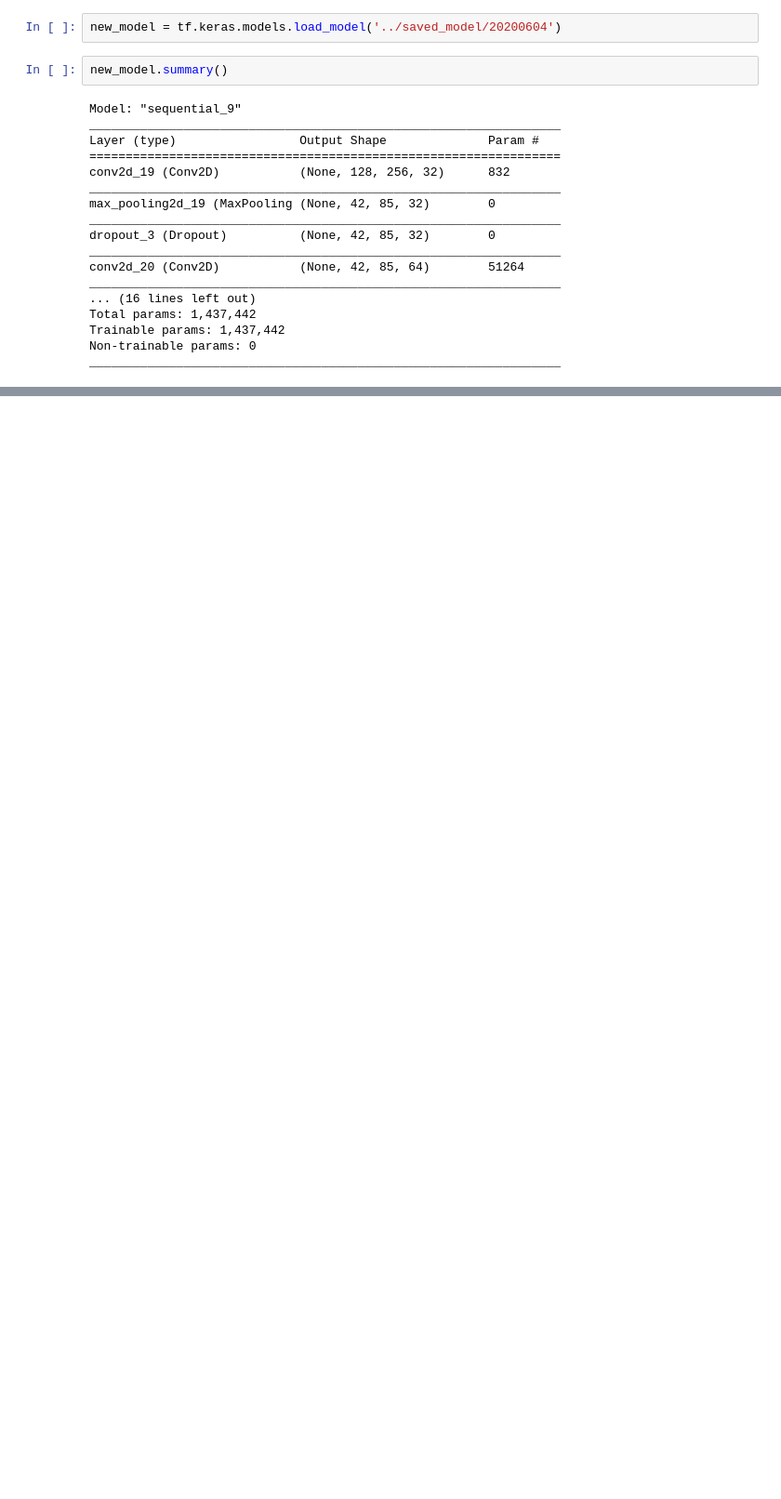
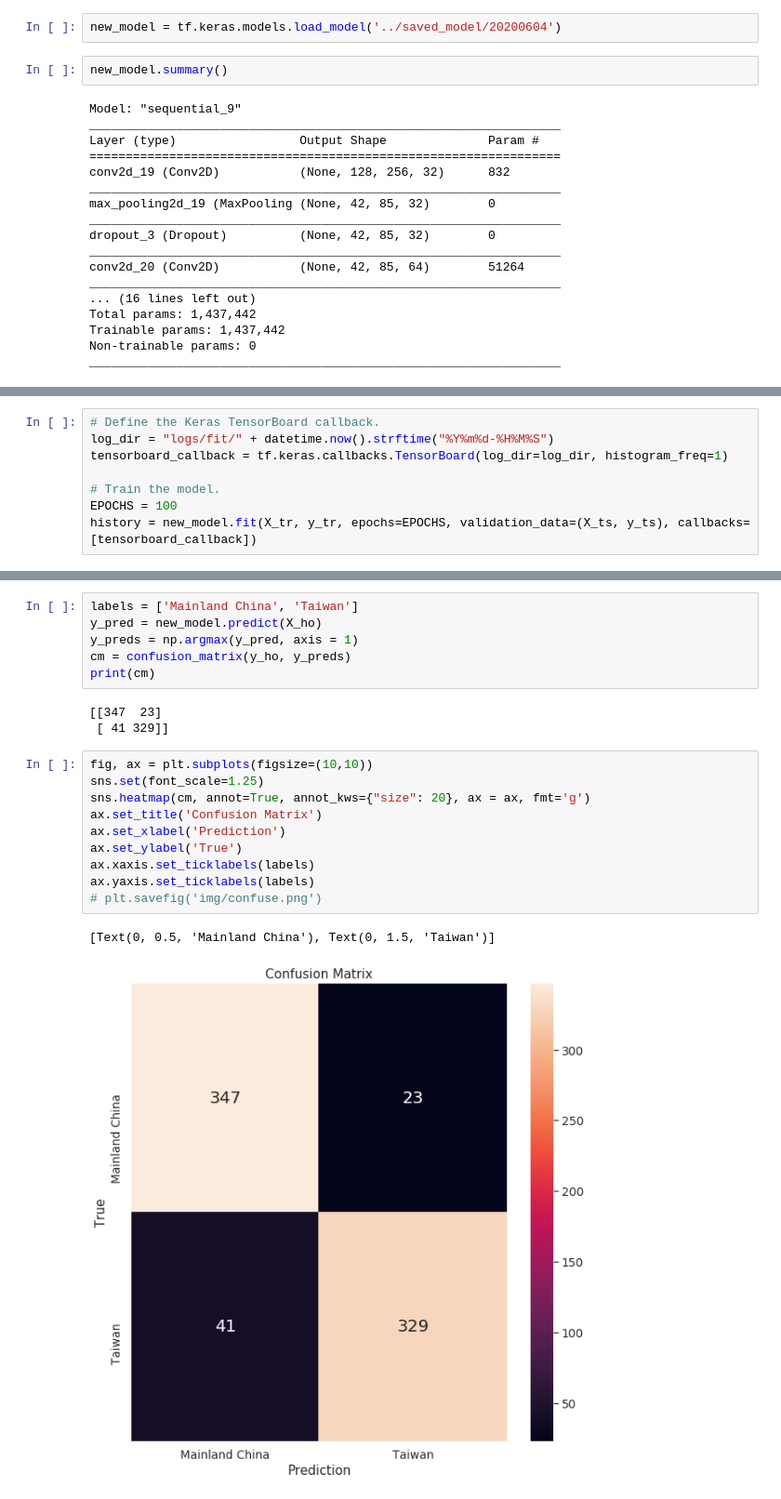
Before and after one commit to tchleung/tomayto_tomahto, a Jupyter notebook: nb/03_modeling.ipynb, the cells around one changed output, grey strips where cells are left out. Shown at 93% size. Drawn from its saved outputs; the diff is of its cells as text; blank space fills up the shorter version.

Commit message:
added scripts of pipeline functions, updated modeling visualizations

```diff
--- a/nb/03_modeling.ipynb
+++ b/nb/03_modeling.ipynb
@@ -233,0 +212,8 @@ array(['cn', 'tw', 'cn', 'cn', 'tw'], dtype=object)
+# %%
+# Define the Keras TensorBoard callback.
+log_dir = "logs/fit/" + datetime.now().strftime("%Y%m%d-%H%M%S")
+tensorboard_callback = tf.keras.callbacks.TensorBoard(log_dir=log_dir, histogram_freq=1)
+
+# Train the model.
+EPOCHS = 100
+history = new_model.fit(X_tr, y_tr, epochs=EPOCHS, validation_data=(X_ts, y_ts), callbacks=[tensorboard_callback])
@@ -233,0 +245,22 @@ array(['cn', 'tw', 'cn', 'cn', 'tw'], dtype=object)
+# %%
+labels = ['Mainland China', 'Taiwan']
+y_pred = new_model.predict(X_ho)
+y_preds = np.argmax(y_pred, axis = 1)
+cm = confusion_matrix(y_ho, y_preds)
+print(cm)
+# %% [output]
+[[347  23]
+ [ 41 329]]
+# %%
+fig, ax = plt.subplots(figsize=(10,10))
+sns.set(font_scale=1.25)
+sns.heatmap(cm, annot=True, annot_kws={"size": 20}, ax = ax, fmt='g')
+ax.set_title('Confusion Matrix')
+ax.set_xlabel('Prediction')
+ax.set_ylabel('True')
+ax.xaxis.set_ticklabels(labels)
+ax.yaxis.set_ticklabels(labels)
+# plt.savefig('img/confuse.png')
+# %% [output]
+[Text(0, 0.5, 'Mainland China'), Text(0, 1.5, 'Taiwan')]
+[figure, added]
```
Also changed, not shown: parts of 28 cells of this notebook, 5 other files.
